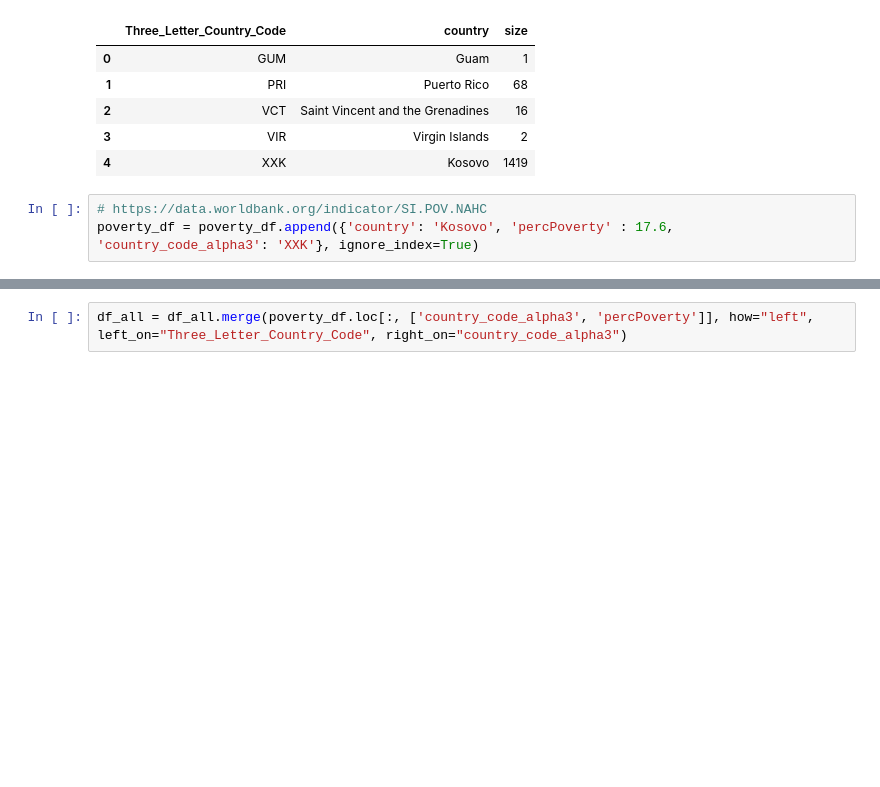
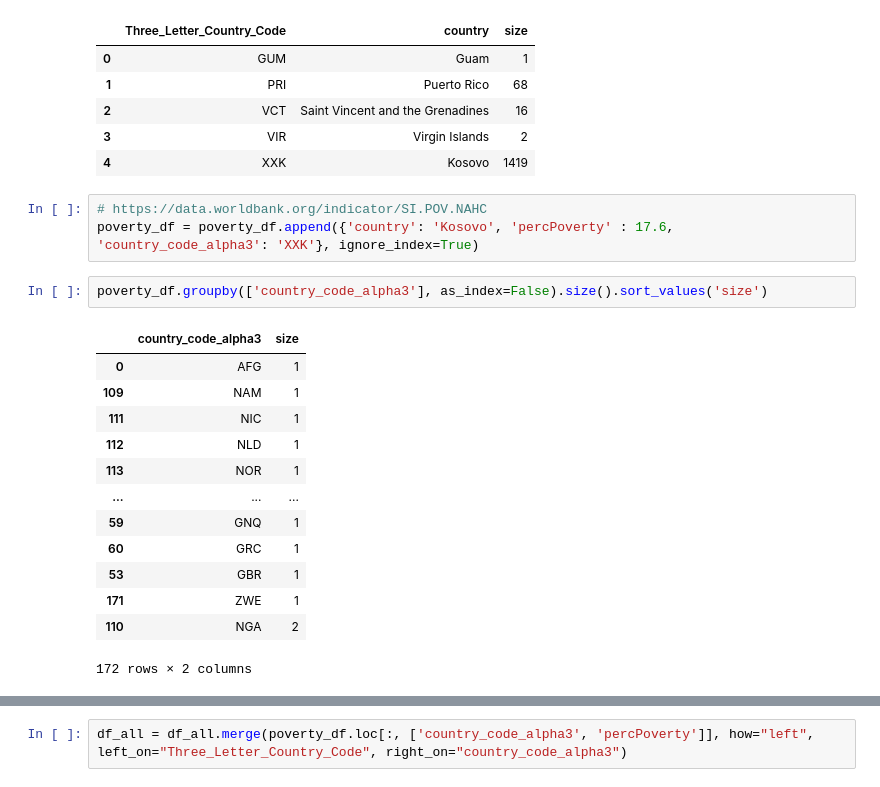
Before and after one commit to nataliabeller/data_scientist_edu, a Jupyter notebook: alfa_training/big_data/final_projekt/Abschlussprojekt - Praxisteil_Daten_Vorbereitung.ipynb, the cells around one changed output, grey strips where cells are left out. Cells and saved outputs as stored; diff of their text form; blank space fills up the shorter version.

```diff
--- a/alfa_training/big_data/final_projekt/Abschlussprojekt - Praxisteil_Daten_Vorbereitung.ipynb
+++ b/alfa_training/big_data/final_projekt/Abschlussprojekt - Praxisteil_Daten_Vorbereitung.ipynb
@@ -1103,3 +1160,19 @@ df_all.loc[df_all['Three_Letter_Country_Code'].isin(c), :].groupby(['Three_Lette
 # %%
 # https://data.worldbank.org/indicator/SI.POV.NAHC
 poverty_df = poverty_df.append({'country': 'Kosovo', 'percPoverty' : 17.6, 'country_code_alpha3': 'XXK'}, ignore_index=True)
+# %%
+poverty_df.groupby(['country_code_alpha3'], as_index=False).size().sort_values('size')
+# %% [output]
+|  | country_code_alpha3 | size |
+| 0 | AFG | 1 |
+| 109 | NAM | 1 |
+| 111 | NIC | 1 |
+| 112 | NLD | 1 |
+| 113 | NOR | 1 |
+| ... | ... | ... |
+| 59 | GNQ | 1 |
+| 60 | GRC | 1 |
+| 53 | GBR | 1 |
+| 171 | ZWE | 1 |
+| 110 | NGA | 2 |
+172 rows × 2 columns
```
Also changed, not shown: parts of 57 cells of this notebook, 3 other files.
